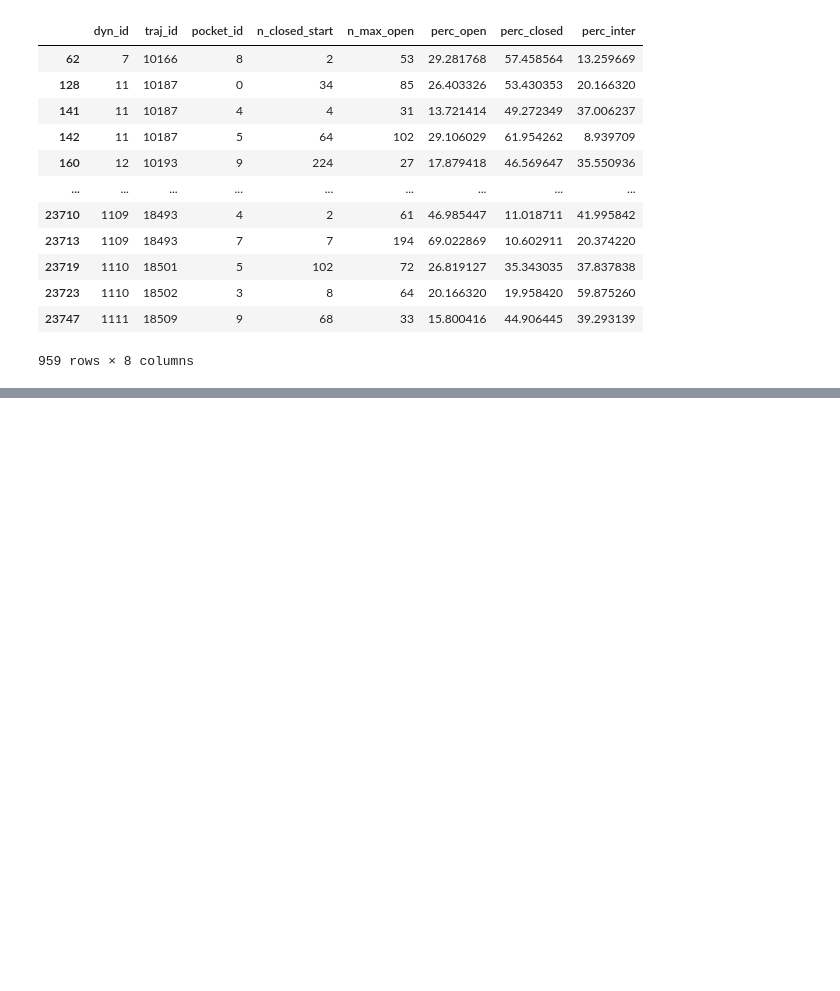
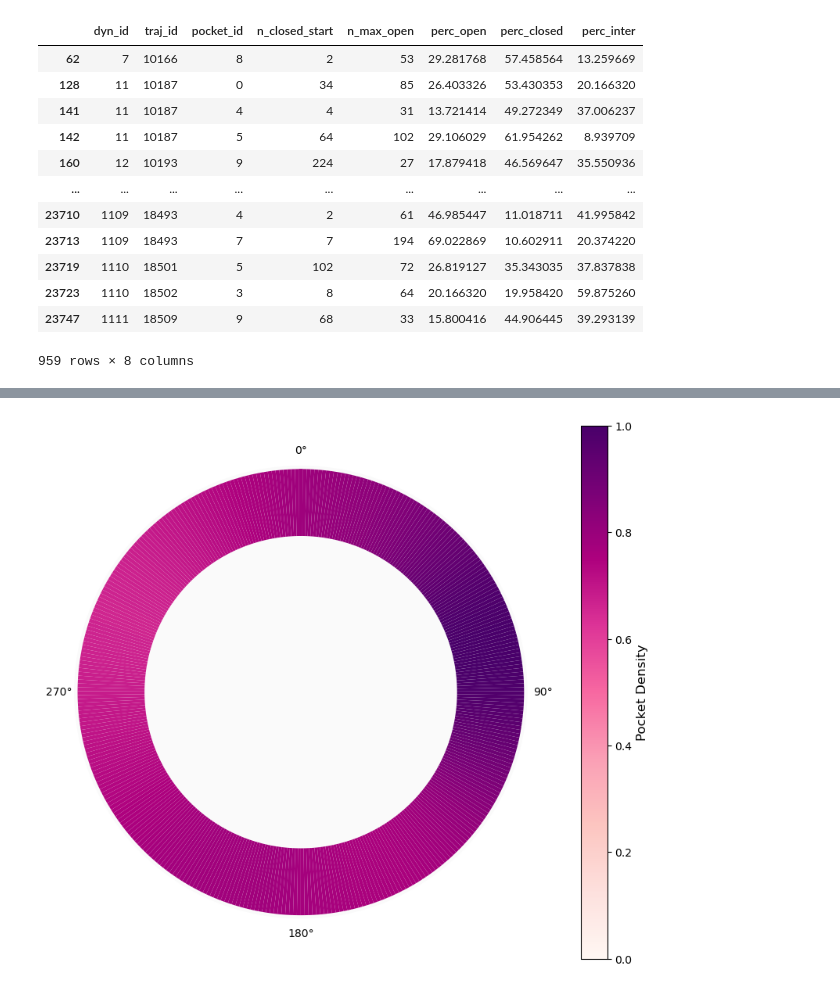
Before and after one commit to alexpergar-phd/pocket_project, a Jupyter notebook: 02_cryptic_pocket_detection/cryptic_analysis.ipynb, the cells around one changed output, grey strips where cells are left out. Saved outputs shown, nothing was run; the diff lists cells and outputs as text; code cells hidden in the pictures; blank space fills up the shorter version.

Commit message:
pockets files renamed and transiency computed

```diff
--- a/02_cryptic_pocket_detection/cryptic_analysis.ipynb
+++ b/02_cryptic_pocket_detection/cryptic_analysis.ipynb
@@ -72,0 +60,11 @@ df_m
+# %%
+# Load your pocket location data
+csv_path = "/home/alex/sshfs_mountpoints/verde/Documents/pocket_tool/results/02_cryptic_pocket_detection/02_selecting_10percent/01_360location/pocket_360_locations.csv"  # Update this path
+pocket_df = pd.read_csv(csv_path)
+
+# Filter to remove duplicates within 10-degree bins (0-9, 10-19, 20-29, etc.)
+# but only for the same individual pocket (same dynid, trajid, pocketid)
+pocket_df['angle_bin'] = (pocket_df['angle_deg'] // 10) * 10  # Create bin labels: 0, 10, 20, 30...
+pocket_df = pocket_df.drop_duplicates(subset=['dynid', 'trajid', 'pocketid', 'angle_bin'], keep='first')
+
+pocket_df
@@ -72,0 +85,52 @@ df_m
+# %%
+# Create a smooth circular heatmap using kernel density estimation
+from scipy.stats import gaussian_kde
+
+df_mod = pocket_df[pocket_df["vertical_position"] == 'EC']
+angles_deg = df_mod['angle_bin'].values
+
+
+# Create a smooth density estimate
+angles_rad = np.deg2rad(angles_deg)
+
+# Handle circular data by duplicating at boundaries
+angles_extended = np.concatenate([angles_rad - 2*np.pi, angles_rad, angles_rad + 2*np.pi])
+kde = gaussian_kde(angles_extended, bw_method=0.1)
+
+# Evaluate density at regular intervals
+eval_angles = np.linspace(0, 2*np.pi, 360)
+density = kde(eval_angles)
+density = density / density.max()  # normalize
+
+# Create circular heatmap
+fig, ax = plt.subplots(figsize=(8,8), subplot_kw={'projection': 'polar'})
+ax.set_facecolor('#fafafa')
+
+# Plot as ring
+r_inner, r_outer = 0.7, 1.0
+width = 2*np.pi / len(eval_angles)
+cmap = plt.cm.RdPu
+
+for angle, dens in zip(eval_angles, density):
+    ax.bar(angle, r_outer - r_inner, width=width, bottom=r_inner,
+           color=cmap(dens), edgecolor='none')
+
+# Aesthetics
+ax.set_yticklabels([])
+ax.set_theta_zero_location("N")
+ax.set_theta_direction(-1)
+ax.set_xticks(np.deg2rad([0, 90, 180, 270]))
+ax.set_xticklabels(['0°','90°','180°','270°'])
+ax.grid(color='gray', alpha=0, linestyle=':')
+ax.spines['polar'].set_visible(False)
+# ax.set_title("Cryptic Pocket Density Heatmap", fontsize=16, pad=20)
+
+# Add colorbar
+sm = plt.cm.ScalarMappable(cmap=cmap, norm=plt.Normalize(0, 1))
+cbar = plt.colorbar(sm, ax=ax, pad=0.1, fraction=0.05)
+cbar.set_label('Pocket Density', fontsize=12)
+
+plt.tight_layout()
+plt.show()
+# %% [output]
+[figure, added]
```
Also changed, not shown: parts of 10 cells of this notebook, 3 other files.
